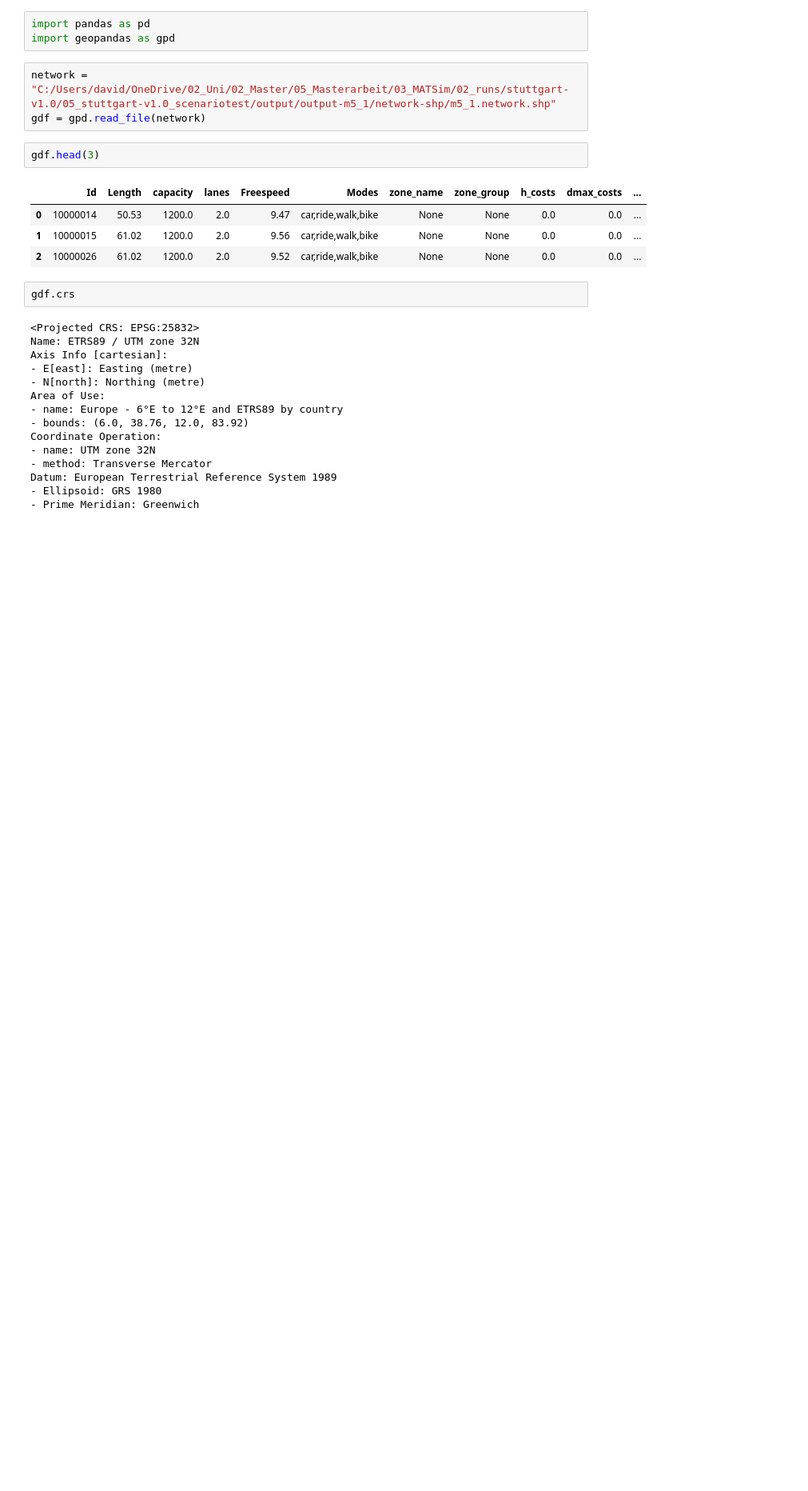
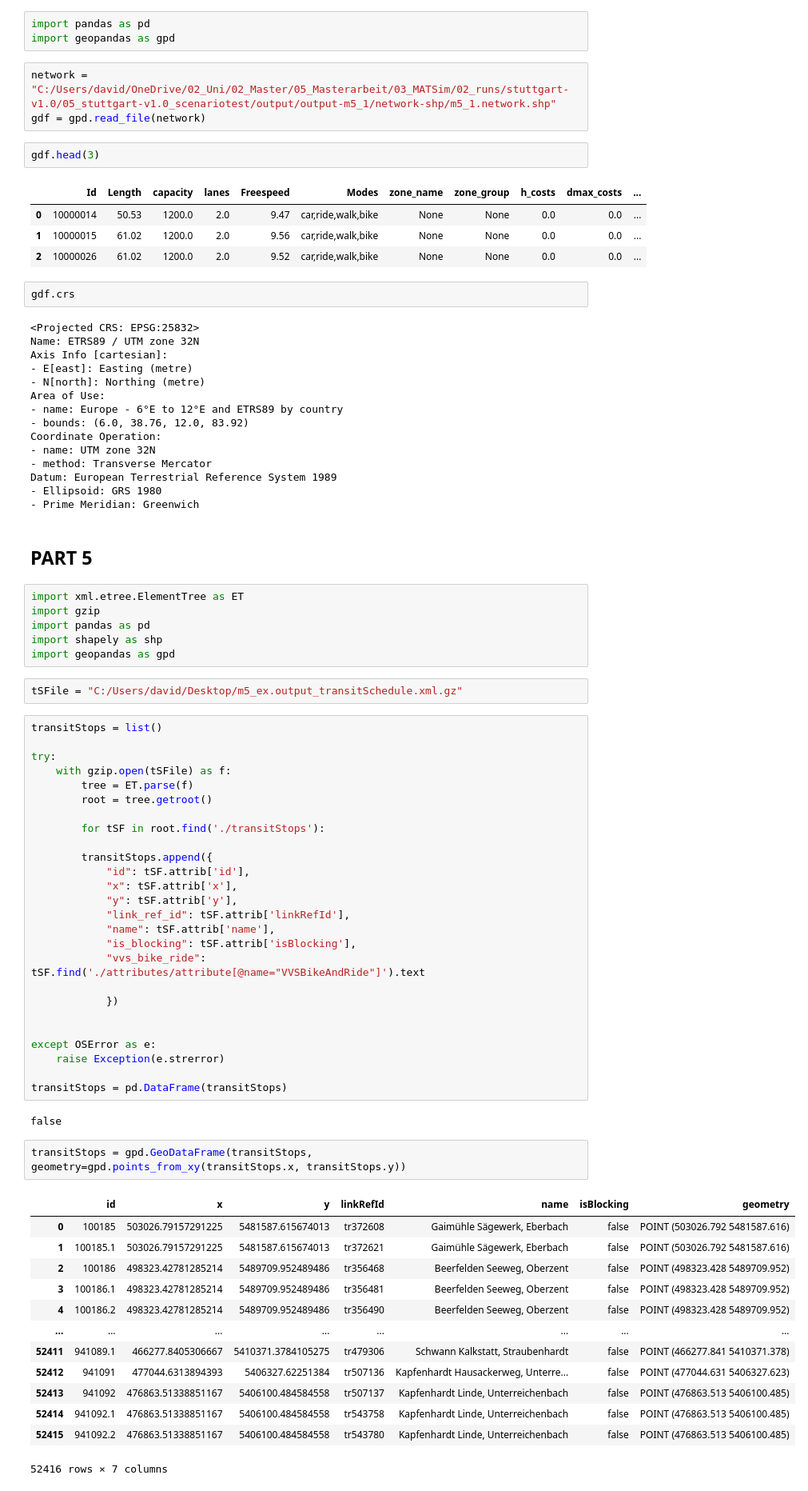
Before and after one commit to davidwedekind/masterarbeit-wedekind, a Jupyter notebook: src/main/python/testImport.ipynb, the cells around one changed output. Shown at 80% size. Saved outputs shown, nothing was run; the diff lists cells and outputs as text; blank space fills up the shorter version.

```diff
--- a/src/main/python/testImport.ipynb
+++ b/src/main/python/testImport.ipynb
@@ -99,3 +99,57 @@ Coordinate Operation:
 Datum: European Terrestrial Reference System 1989
 - Ellipsoid: GRS 1980
 - Prime Meridian: Greenwich
+# %% [markdown]
+## PART 5
+# %%
+import xml.etree.ElementTree as ET
+import gzip
+import pandas as pd
+import shapely as shp
+import geopandas as gpd
+# %%
+tSFile = "C:/Users/david/Desktop/m5_ex.output_transitSchedule.xml.gz"
+# %%
+transitStops = list()
+
+try:
+    with gzip.open(tSFile) as f:
+        tree = ET.parse(f)
+        root = tree.getroot()
+
+        for tSF in root.find('./transitStops'):
+
+        transitStops.append({
+            "id": tSF.attrib['id'],
+            "x": tSF.attrib['x'],
+            "y": tSF.attrib['y'],
+            "link_ref_id": tSF.attrib['linkRefId'],
+            "name": tSF.attrib['name'],
+            "is_blocking": tSF.attrib['isBlocking'],
+            "vvs_bike_ride": tSF.find('./attributes/attribute[@name="VVSBikeAndRide"]').text
+
+            })
+
+
+except OSError as e:
+    raise Exception(e.strerror)
+
+transitStops = pd.DataFrame(transitStops)
+# %% [output]
+false
+# %%
+transitStops = gpd.GeoDataFrame(transitStops, geometry=gpd.points_from_xy(transitStops.x, transitStops.y))
+# %% [output]
+|  | id | x | y | linkRefId | name | isBlocking | geometry |
+| 0 | 100185 | 503026.79157291225 | 5481587.615674013 | tr372608 | Gaimühle Sägewerk, Eberbach | false | POINT (503026.792 5481587.616) |
+| 1 | 100185.1 | 503026.79157291225 | 5481587.615674013 | tr372621 | Gaimühle Sägewerk, Eberbach | false | POINT (503026.792 5481587.616) |
+| 2 | 100186 | 498323.42781285214 | 5489709.952489486 | tr356468 | Beerfelden Seeweg, Oberzent | false | POINT (498323.428 5489709.952) |
+| 3 | 100186.1 | 498323.42781285214 | 5489709.952489486 | tr356481 | Beerfelden Seeweg, Oberzent | false | POINT (498323.428 5489709.952) |
+| 4 | 100186.2 | 498323.42781285214 | 5489709.952489486 | tr356490 | Beerfelden Seeweg, Oberzent | false | POINT (498323.428 5489709.952) |
+| ... | ... | ... | ... | ... | ... | ... | ... |
+| 52411 | 941089.1 | 466277.8405306667 | 5410371.3784105275 | tr479306 | Schwann Kalkstatt, Straubenhardt | false | POINT (466277.841 5410371.378) |
+| 52412 | 941091 | 477044.6313894393 | 5406327.62251384 | tr507136 | Kapfenhardt Hausackerweg, Unterre... | false | POINT (477044.631 5406327.623) |
+| 52413 | 941092 | 476863.51338851167 | 5406100.484584558 | tr507137 | Kapfenhardt Linde, Unterreichenbach | false | POINT (476863.513 5406100.485) |
+| 52414 | 941092.1 | 476863.51338851167 | 5406100.484584558 | tr543758 | Kapfenhardt Linde, Unterreichenbach | false | POINT (476863.513 5406100.485) |
+| 52415 | 941092.2 | 476863.51338851167 | 5406100.484584558 | tr543780 | Kapfenhardt Linde, Unterreichenbach | false | POINT (476863.513 5406100.485) |
+52416 rows × 7 columns
```
Also changed, not shown: parts of 6 cells of this notebook, 7 other files.
